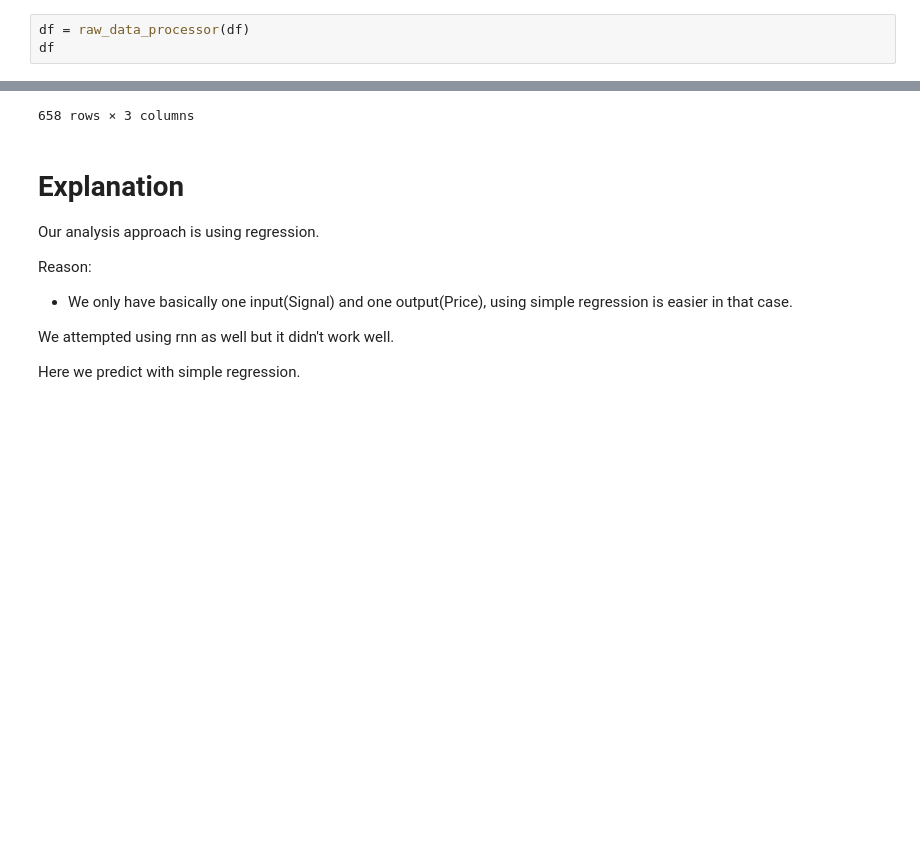
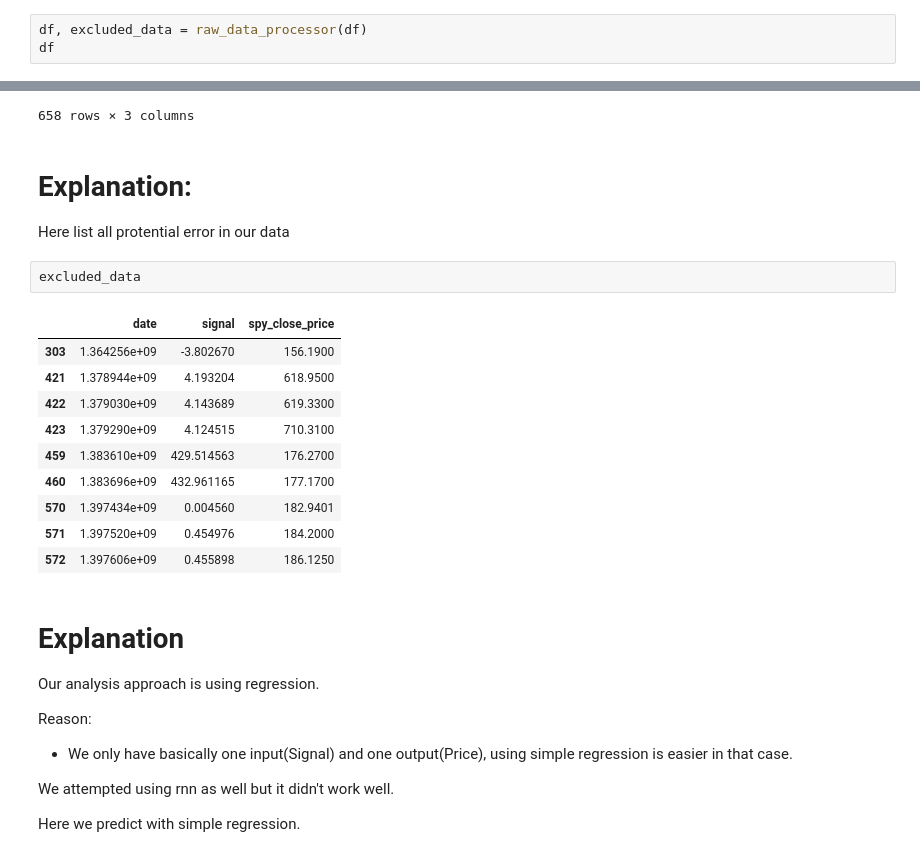
Before and after one commit to kaiching0109/Stock_Prediction, a Jupyter notebook: notebooks/notebook.ipynb, the cells around one changed output, grey strips where cells are left out. Saved outputs shown, nothing was run; the diff lists cells and outputs as text; blank space fills up the shorter version.

```diff
--- a/notebooks/notebook.ipynb
+++ b/notebooks/notebook.ipynb
@@ -104,7 +104,7 @@ SUCCESS: DataFrame Generated
 2. Then, we fill all na with the mean.
 3. We clean out all outliers by excluding the row of data.
 # %%
-df = raw_data_processor(df)
+df, excluded_data = raw_data_processor(df)
 df
 # %% [output]
 MESSAGE: DATA CLEANING started
@@ -131,6 +131,22 @@ SUCCESS: processed data file Generated
 | 665 | 1.409184e+09 | 4.881311 | 200.140 |
 | 666 | 1.409270e+09 | 4.868689 | 200.710 |
 658 rows × 3 columns
+# %% [markdown]
+# Explanation:
+Here list all protential error in our data
+# %%
+excluded_data
+# %% [output]
+|  | date | signal | spy_close_price |
+| 303 | 1.364256e+09 | -3.802670 | 156.1900 |
+| 421 | 1.378944e+09 | 4.193204 | 618.9500 |
+| 422 | 1.379030e+09 | 4.143689 | 619.3300 |
+| 423 | 1.379290e+09 | 4.124515 | 710.3100 |
+| 459 | 1.383610e+09 | 429.514563 | 176.2700 |
+| 460 | 1.383696e+09 | 432.961165 | 177.1700 |
+| 570 | 1.397434e+09 | 0.004560 | 182.9401 |
+| 571 | 1.397520e+09 | 0.454976 | 184.2000 |
+| 572 | 1.397606e+09 | 0.455898 | 186.1250 |
 # %% [markdown]
 # Explanation
 Our analysis approach is using regression.
```
Also changed, not shown: 3 other files.
